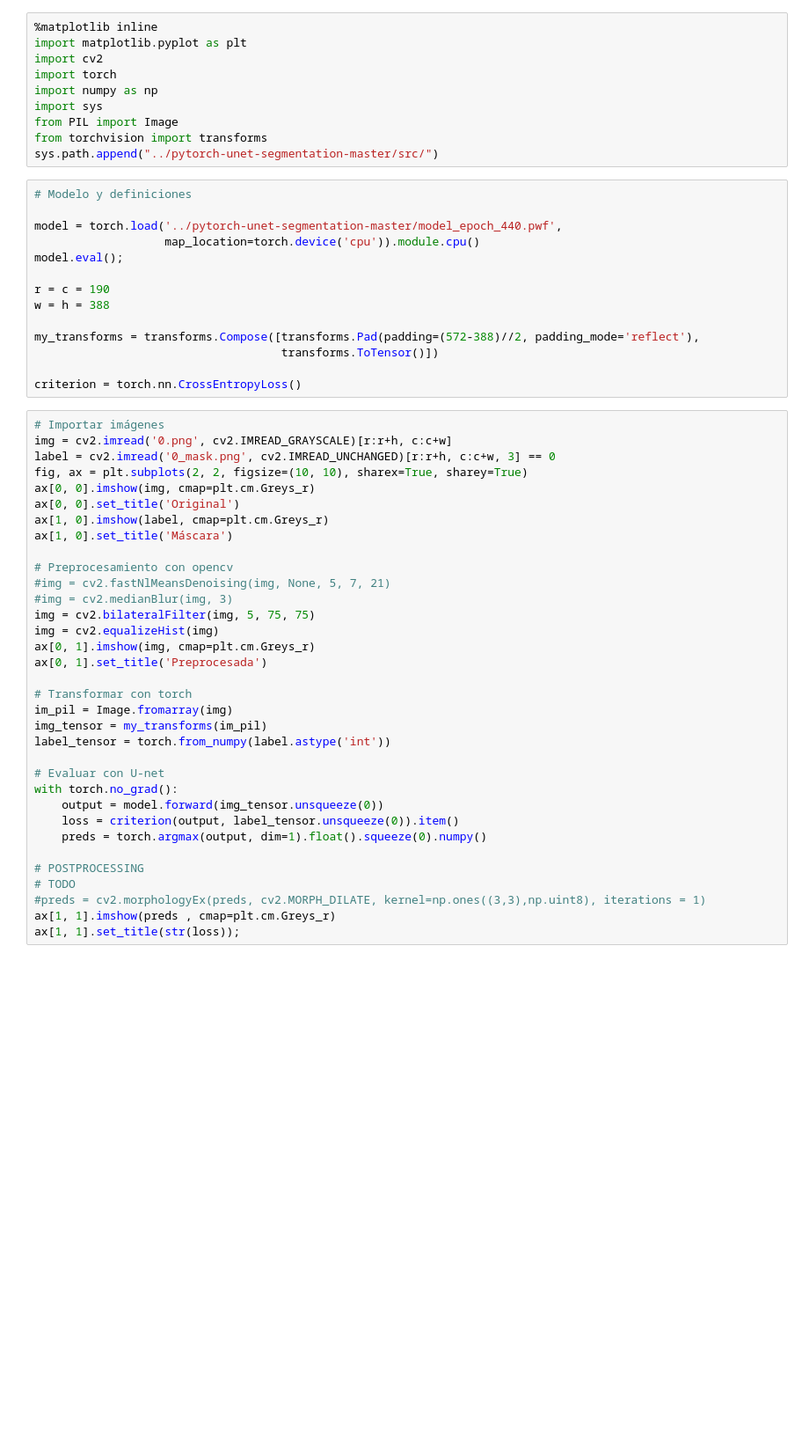
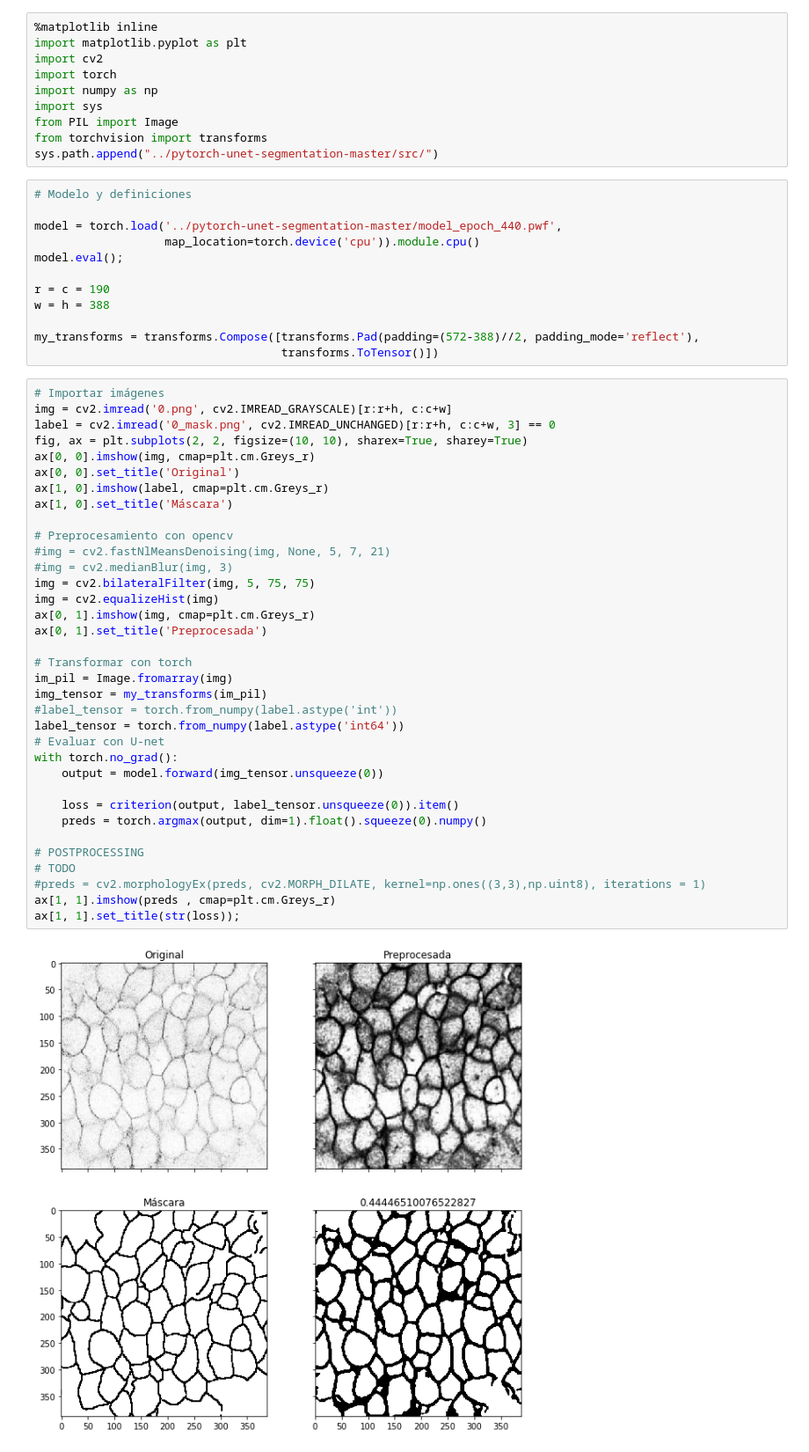
Before and after one commit to Hybrid14/Detecci-n-autom-tica-de-oscilaciones-celulares-en-un-proceso-de-organog-nesis-usando-t-cnicas-de-seg, a Jupyter notebook: prueba_preprocesamiento/probando_preprocesamiento.ipynb, the cells around one changed output. Shown at 88% size. Drawn from its saved outputs; the diff is of its cells as text; blank space fills up the shorter version.

```diff
--- a/prueba_preprocesamiento/probando_preprocesamiento.ipynb
+++ b/prueba_preprocesamiento/probando_preprocesamiento.ipynb
@@ -22,39 +22,40 @@ w = h = 388
 
 my_transforms = transforms.Compose([transforms.Pad(padding=(572-388)//2, padding_mode='reflect'),
                                     transforms.ToTensor()])
-
-criterion = torch.nn.CrossEntropyLoss()
 # %%
 # Importar imágenes
 img = cv2.imread('0.png', cv2.IMREAD_GRAYSCALE)[r:r+h, c:c+w]
 label = cv2.imread('0_mask.png', cv2.IMREAD_UNCHANGED)[r:r+h, c:c+w, 3] == 0
 fig, ax = plt.subplots(2, 2, figsize=(10, 10), sharex=True, sharey=True)
 ax[0, 0].imshow(img, cmap=plt.cm.Greys_r)
 ax[0, 0].set_title('Original')
 ax[1, 0].imshow(label, cmap=plt.cm.Greys_r)
 ax[1, 0].set_title('Máscara')
 
 # Preprocesamiento con opencv
 #img = cv2.fastNlMeansDenoising(img, None, 5, 7, 21)
 #img = cv2.medianBlur(img, 3)
 img = cv2.bilateralFilter(img, 5, 75, 75)
 img = cv2.equalizeHist(img)
 ax[0, 1].imshow(img, cmap=plt.cm.Greys_r)
 ax[0, 1].set_title('Preprocesada')
 
 # Transformar con torch
 im_pil = Image.fromarray(img)
 img_tensor = my_transforms(im_pil)
-label_tensor = torch.from_numpy(label.astype('int'))
-
+#label_tensor = torch.from_numpy(label.astype('int'))
+label_tensor = torch.from_numpy(label.astype('int64'))
 # Evaluar con U-net
 with torch.no_grad():
     output = model.forward(img_tensor.unsqueeze(0))
+
     loss = criterion(output, label_tensor.unsqueeze(0)).item()
     preds = torch.argmax(output, dim=1).float().squeeze(0).numpy()
 
 # POSTPROCESSING
 # TODO
 #preds = cv2.morphologyEx(preds, cv2.MORPH_DILATE, kernel=np.ones((3,3),np.uint8), iterations = 1)
 ax[1, 1].imshow(preds , cmap=plt.cm.Greys_r)
 ax[1, 1].set_title(str(loss));
+# %% [output]
+[figure, added]
```
Also changed, not shown: 1 other file.
